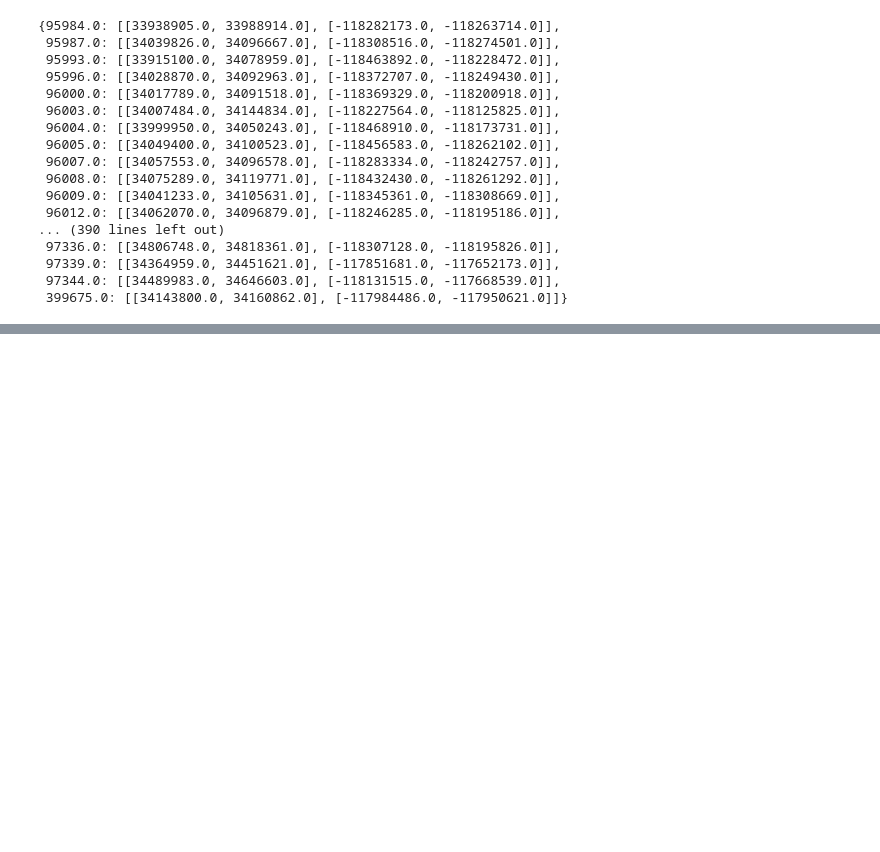
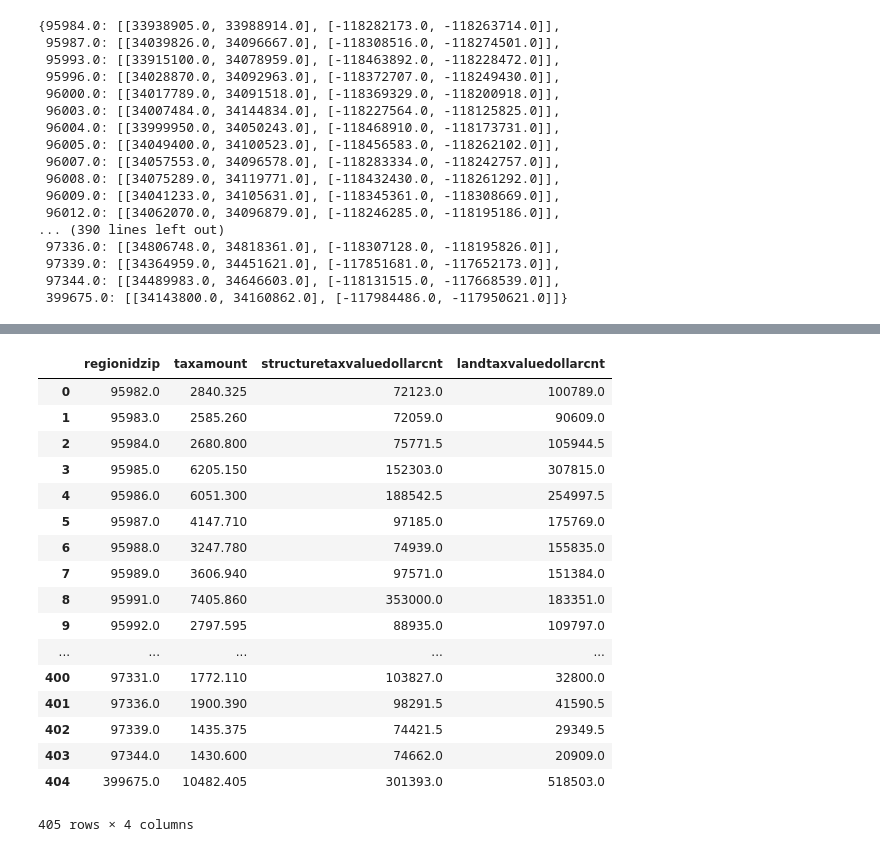
Before and after one commit to VinodKumarLogan/CSE519-2017-111491311, a Jupyter notebook: HW3/HW3.ipynb, the cells around one changed output, grey strips where cells are left out. Cells and saved outputs as stored; diff of their text form; code cells hidden in the pictures; blank space fills up the shorter version.

```diff
--- a/HW3/HW3.ipynb
+++ b/HW3/HW3.ipynb
@@ -547,0 +552,21 @@ dtype: int64
+# %%
+tmp
+# %% [output]
+|  | regionidzip | taxamount | structuretaxvaluedollarcnt | landtaxvaluedollarcnt |
+| 0 | 95982.0 | 2840.325 | 72123.0 | 100789.0 |
+| 1 | 95983.0 | 2585.260 | 72059.0 | 90609.0 |
+| 2 | 95984.0 | 2680.800 | 75771.5 | 105944.5 |
+| 3 | 95985.0 | 6205.150 | 152303.0 | 307815.0 |
+| 4 | 95986.0 | 6051.300 | 188542.5 | 254997.5 |
+| 5 | 95987.0 | 4147.710 | 97185.0 | 175769.0 |
+| 6 | 95988.0 | 3247.780 | 74939.0 | 155835.0 |
+| 7 | 95989.0 | 3606.940 | 97571.0 | 151384.0 |
+| 8 | 95991.0 | 7405.860 | 353000.0 | 183351.0 |
+| 9 | 95992.0 | 2797.595 | 88935.0 | 109797.0 |
+| ... | ... | ... | ... | ... |
+| 400 | 97331.0 | 1772.110 | 103827.0 | 32800.0 |
+| 401 | 97336.0 | 1900.390 | 98291.5 | 41590.5 |
+| 402 | 97339.0 | 1435.375 | 74421.5 | 29349.5 |
+| 403 | 97344.0 | 1430.600 | 74662.0 | 20909.0 |
+| 404 | 399675.0 | 10482.405 | 301393.0 | 518503.0 |
+405 rows × 4 columns
```
Also changed, not shown: parts of 48 cells of this notebook.
